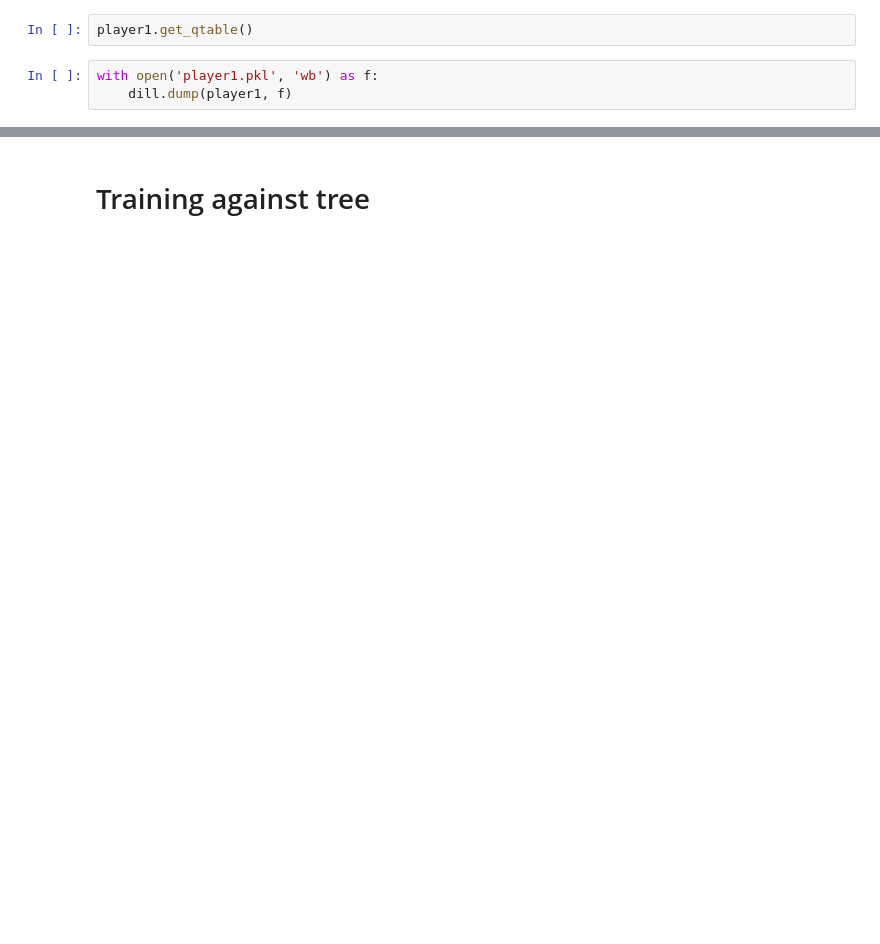
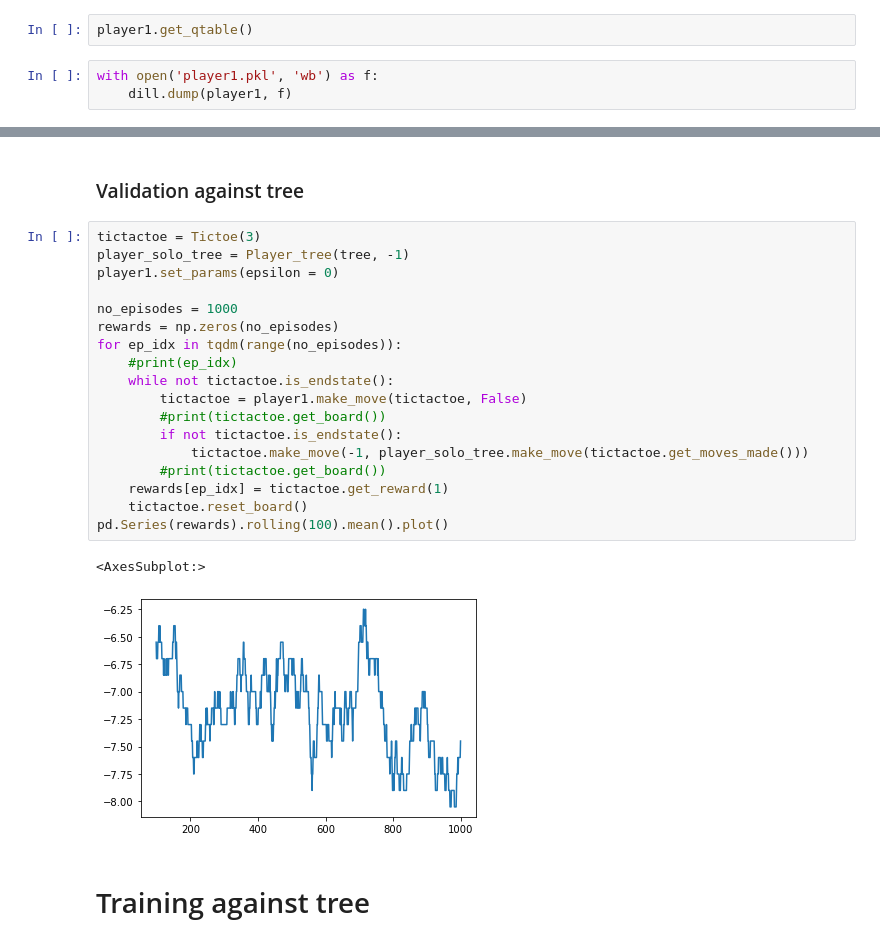
Before and after one commit to PaulHiemstra/ideas, a Jupyter notebook: tictactoe_graph/tactoe_rl.ipynb, the cells around one changed output, grey strips where cells are left out. Drawn from its saved outputs; the diff is of its cells as text; blank space fills up the shorter version.

```diff
--- a/tictactoe_graph/tactoe_rl.ipynb
+++ b/tictactoe_graph/tactoe_rl.ipynb
@@ -72,3 +83,26 @@ pd.Series(p1_rewards).mean()
+# %% [markdown]
+### Validation against tree
+# %%
+tictactoe = Tictoe(3)
+player_solo_tree = Player_tree(tree, -1)
+player1.set_params(epsilon = 0)
+
+no_episodes = 1000
+rewards = np.zeros(no_episodes)
+for ep_idx in tqdm(range(no_episodes)):
+    #print(ep_idx)
+    while not tictactoe.is_endstate():
+        tictactoe = player1.make_move(tictactoe, False)
+        #print(tictactoe.get_board())
+        if not tictactoe.is_endstate():
+            tictactoe.make_move(-1, player_solo_tree.make_move(tictactoe.get_moves_made()))
+        #print(tictactoe.get_board())
+    rewards[ep_idx] = tictactoe.get_reward(1)
+    tictactoe.reset_board()
+pd.Series(rewards).rolling(100).mean().plot()
+# %% [output]
+<AxesSubplot:>
+[figure, added]
 # %% [markdown]
 # Training against tree
 # %%
```
Also changed, not shown: parts of 10 cells of this notebook, 3 other files.
